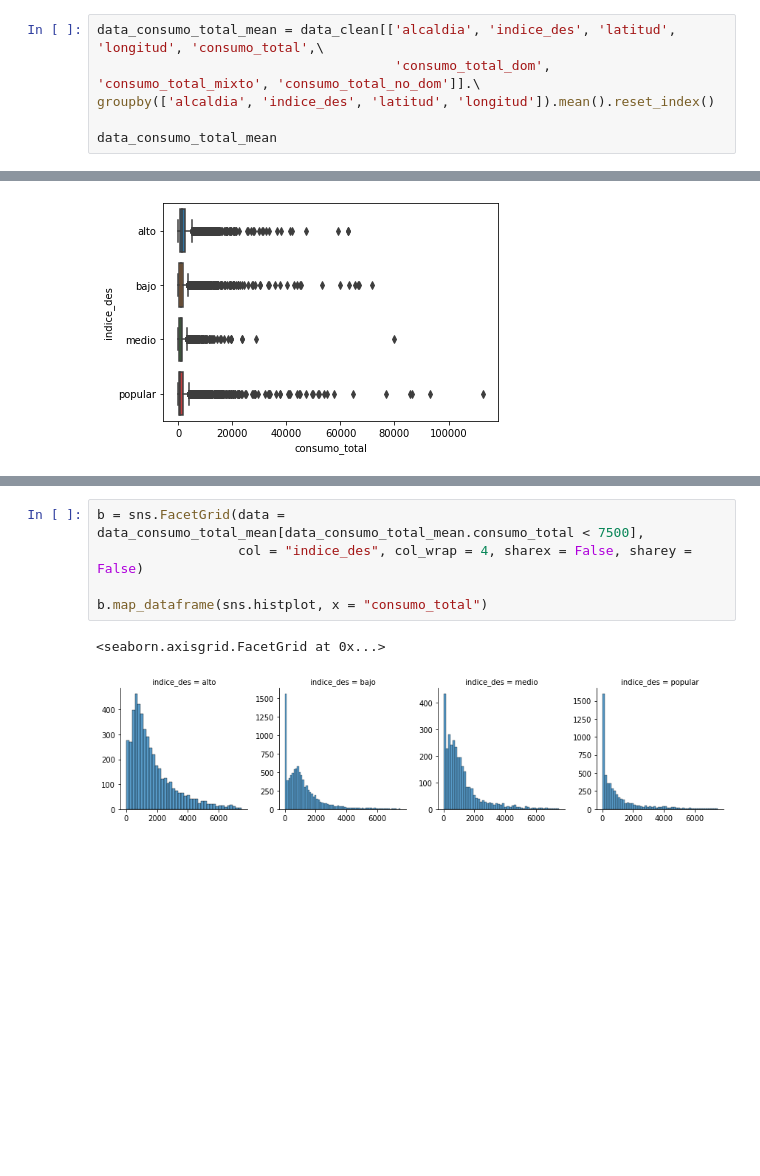
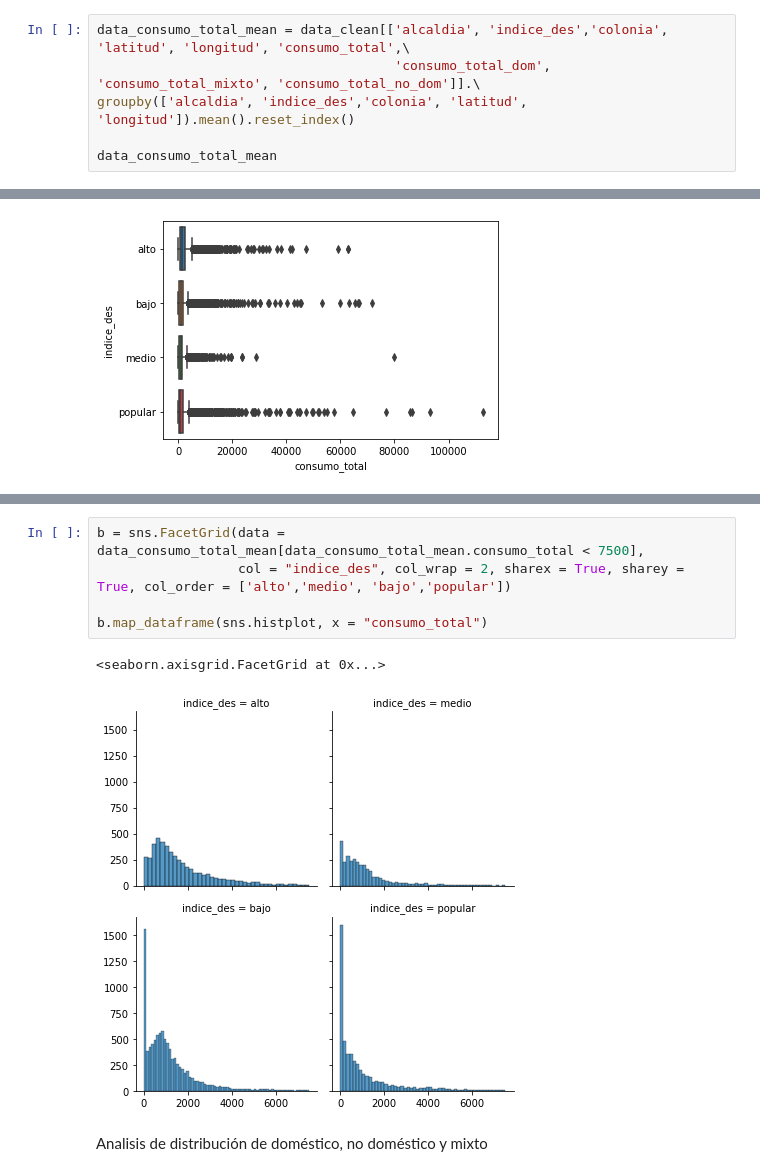
Before and after one commit to lechugaa/intro_ds_p1_consumo_agua, a Jupyter notebook: Lab_1_MH.ipynb, the cells around one changed output, grey strips where cells are left out. Drawn from its saved outputs; the diff is of its cells as text; blank space fills up the shorter version.

```diff
--- a/Lab_1_MH.ipynb
+++ b/Lab_1_MH.ipynb
@@ -224,7 +132,7 @@ data_clean.groupby(['alcaldia', 'indice_des', 'latitud', 'longitud']).mean(['con
 # %%
-data_consumo_total_mean = data_clean[['alcaldia', 'indice_des', 'latitud', 'longitud', 'consumo_total',\
+data_consumo_total_mean = data_clean[['alcaldia', 'indice_des','colonia', 'latitud', 'longitud', 'consumo_total',\
                                       'consumo_total_dom', 'consumo_total_mixto', 'consumo_total_no_dom']].\
-groupby(['alcaldia', 'indice_des', 'latitud', 'longitud']).mean().reset_index()
+groupby(['alcaldia', 'indice_des','colonia', 'latitud', 'longitud']).mean().reset_index()
 
 data_consumo_total_mean
 # %% [output]
@@ -294,8 +222,10 @@ a.map_dataframe(sns.histplot, x = "consumo_total")
 # %%
 b = sns.FacetGrid(data = data_consumo_total_mean[data_consumo_total_mean.consumo_total < 7500],
-                  col = "indice_des", col_wrap = 4, sharex = False, sharey = False)
+                  col = "indice_des", col_wrap = 2, sharex = True, sharey = True, col_order = ['alto','medio', 'bajo','popular'])
 
 b.map_dataframe(sns.histplot, x = "consumo_total")
 # %% [output]
 <seaborn.axisgrid.FacetGrid at 0x...>
-[figure, old version]
+[figure, new version]
+# %% [markdown]
+Analisis de distribución de doméstico, no doméstico y mixto
```
Also changed, not shown: parts of 17 cells of this notebook.
